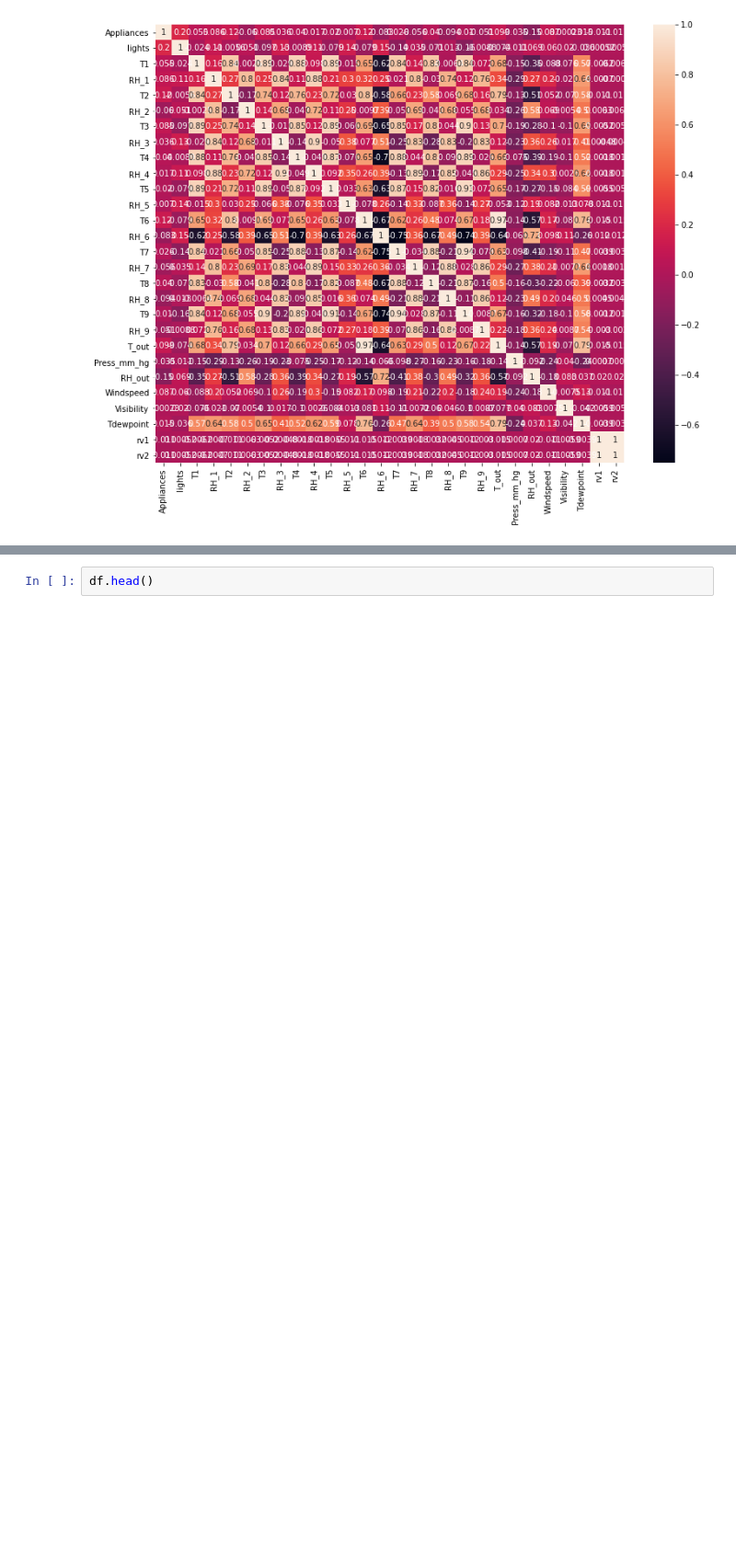
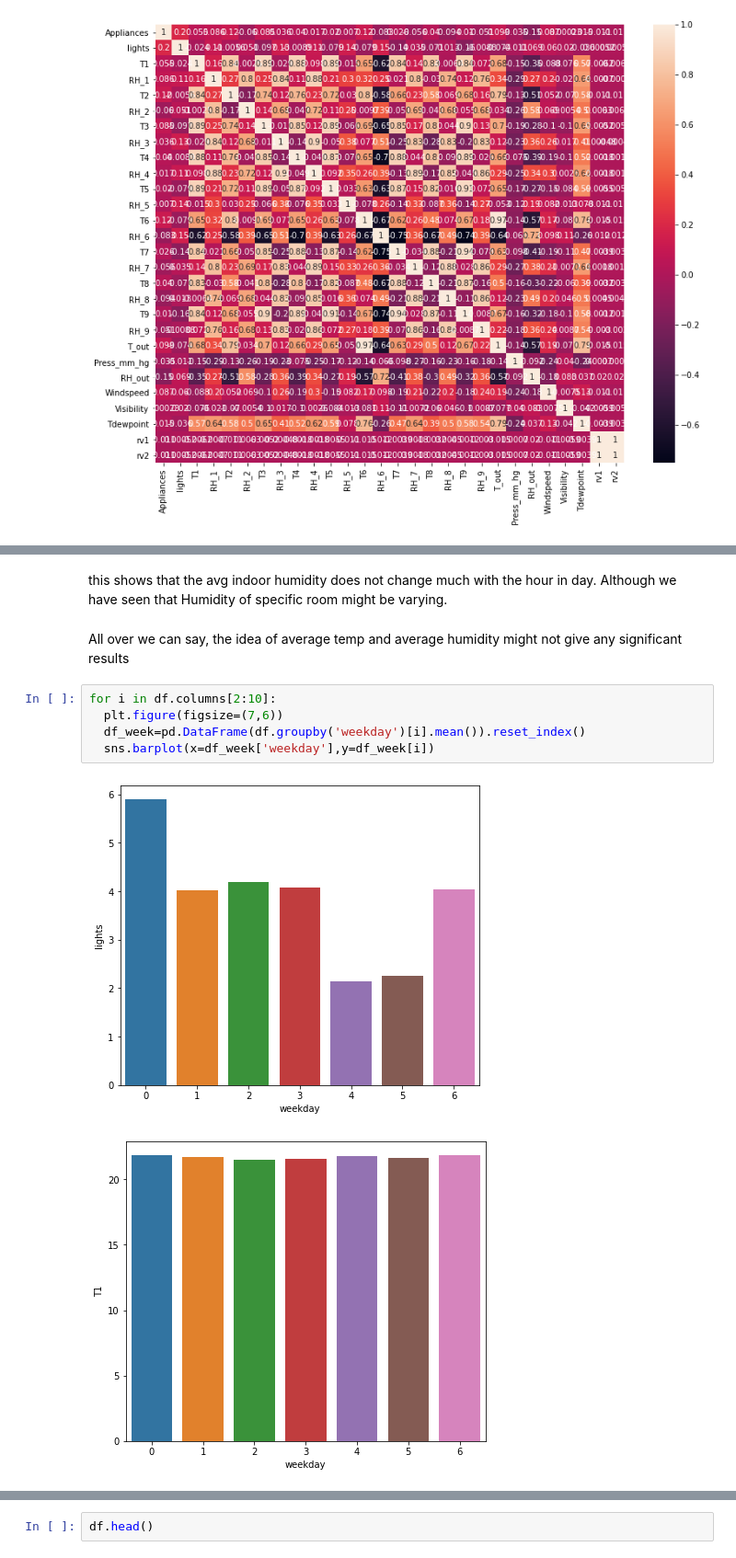
Before and after one commit to Shubhankitsirvaiya/Appliance-Energy-Prediction, a Jupyter notebook: Capstone_Project_Regression.ipynb, the cells around one changed output, grey strips where cells are left out. Shown at 92% size. Cells and saved outputs as stored; diff of their text form; blank space fills up the shorter version.

```diff
--- a/Capstone_Project_Regression.ipynb
+++ b/Capstone_Project_Regression.ipynb
@@ -125,0 +291,12 @@ sns.boxplot(df['Appliances'])
+# %% [markdown]
+this shows that the avg indoor humidity does not change much with the hour in day. Although we have seen that Humidity of specific room might be varying.
+# %% [markdown]
+All over we can say, the idea of average temp and average humidity might not give any significant results
+# %%
+for i in df.columns[2:10]:
+  plt.figure(figsize=(7,6))
+  df_week=pd.DataFrame(df.groupby('weekday')[i].mean()).reset_index()
+  sns.barplot(x=df_week['weekday'],y=df_week[i])
+# %% [output]
+[figure, added]
+[figure, added]
```
Also changed, not shown: parts of 84 cells of this notebook.
